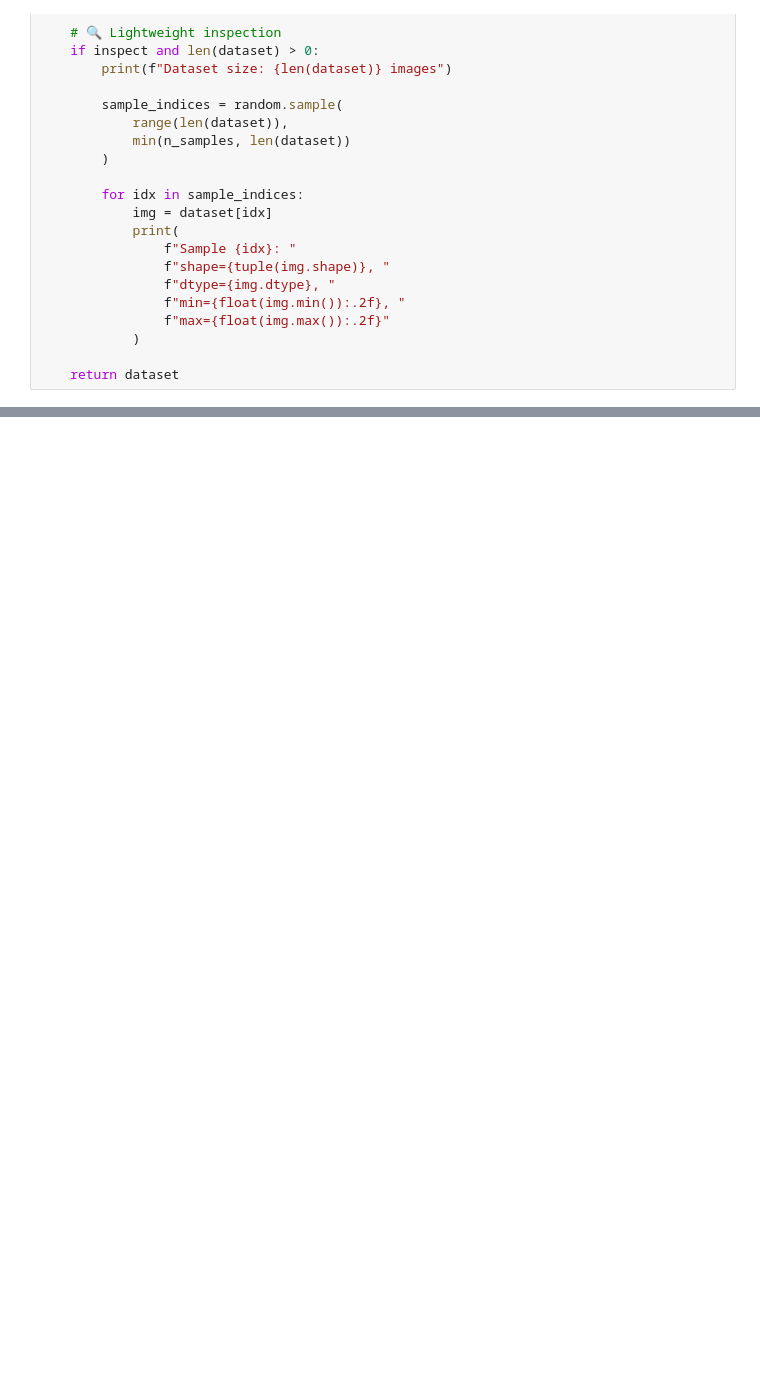
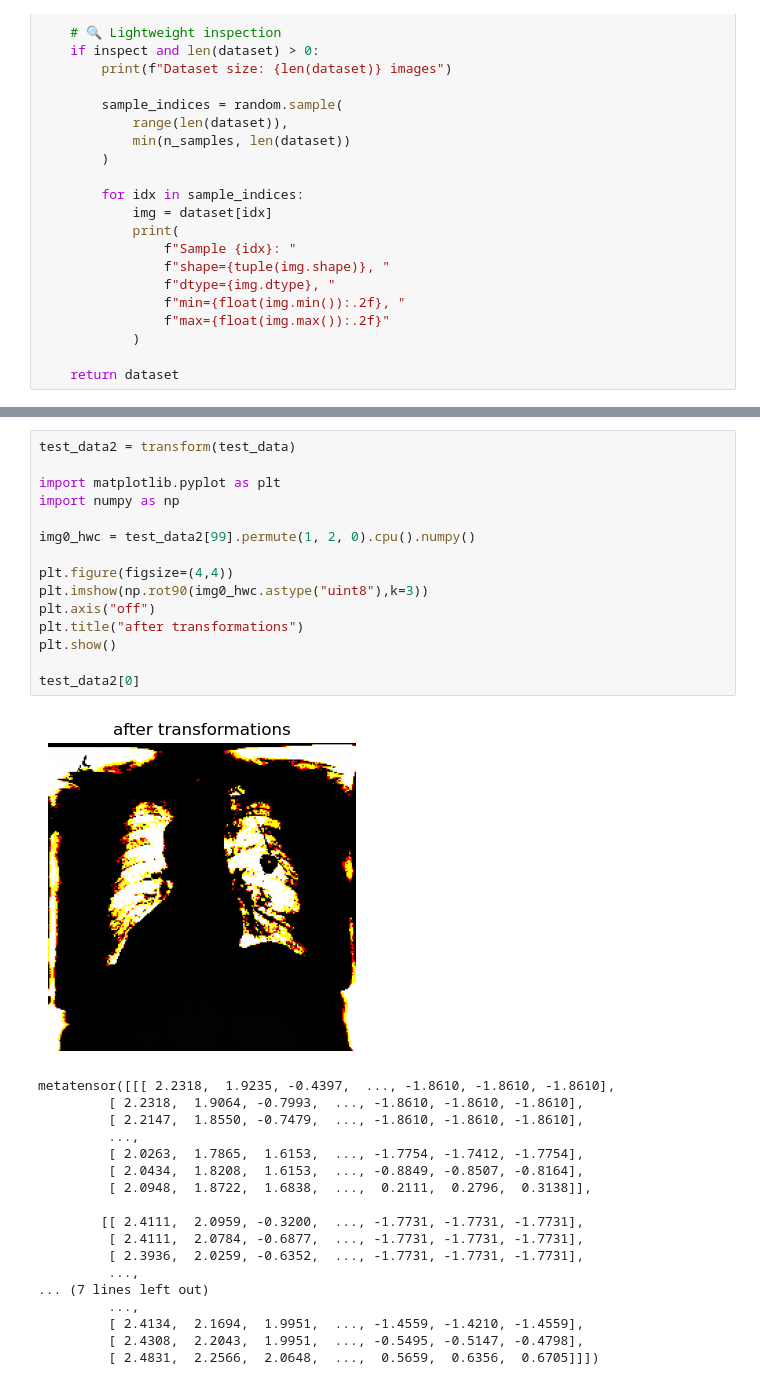
Before and after one commit to RamyGadalla/chest-xray-classification-ramygadalla, a Jupyter notebook: notebooks/02_Preprocess.ipynb, the cells around one changed output, grey strips where cells are left out. Cells and saved outputs as stored; diff of their text form; blank space fills up the shorter version.

```diff
--- a/notebooks/02_Preprocess.ipynb
+++ b/notebooks/02_Preprocess.ipynb
@@ -106,0 +212,34 @@ torch.Size([3, 1084, 717])
+# %%
+test_data2 = transform(test_data)
+
+import matplotlib.pyplot as plt
+import numpy as np
+
+img0_hwc = test_data2[99].permute(1, 2, 0).cpu().numpy()
+
+plt.figure(figsize=(4,4))
+plt.imshow(np.rot90(img0_hwc.astype("uint8"),k=3))
+plt.axis("off")
+plt.title("after transformations")
+plt.show()
+
+test_data2[0]
+# %% [output]
+[figure, added]
+metatensor([[[ 2.2318,  1.9235, -0.4397,  ..., -1.8610, -1.8610, -1.8610],
+         [ 2.2318,  1.9064, -0.7993,  ..., -1.8610, -1.8610, -1.8610],
+         [ 2.2147,  1.8550, -0.7479,  ..., -1.8610, -1.8610, -1.8610],
+         ...,
+         [ 2.0263,  1.7865,  1.6153,  ..., -1.7754, -1.7412, -1.7754],
+         [ 2.0434,  1.8208,  1.6153,  ..., -0.8849, -0.8507, -0.8164],
+         [ 2.0948,  1.8722,  1.6838,  ...,  0.2111,  0.2796,  0.3138]],
+
+        [[ 2.4111,  2.0959, -0.3200,  ..., -1.7731, -1.7731, -1.7731],
+         [ 2.4111,  2.0784, -0.6877,  ..., -1.7731, -1.7731, -1.7731],
+         [ 2.3936,  2.0259, -0.6352,  ..., -1.7731, -1.7731, -1.7731],
+         ...,
+... (7 lines left out)
+         ...,
+         [ 2.4134,  2.1694,  1.9951,  ..., -1.4559, -1.4210, -1.4559],
+         [ 2.4308,  2.2043,  1.9951,  ..., -0.5495, -0.5147, -0.4798],
+         [ 2.4831,  2.2566,  2.0648,  ...,  0.5659,  0.6356,  0.6705]]])
```
Also changed, not shown: parts of 11 cells of this notebook.
